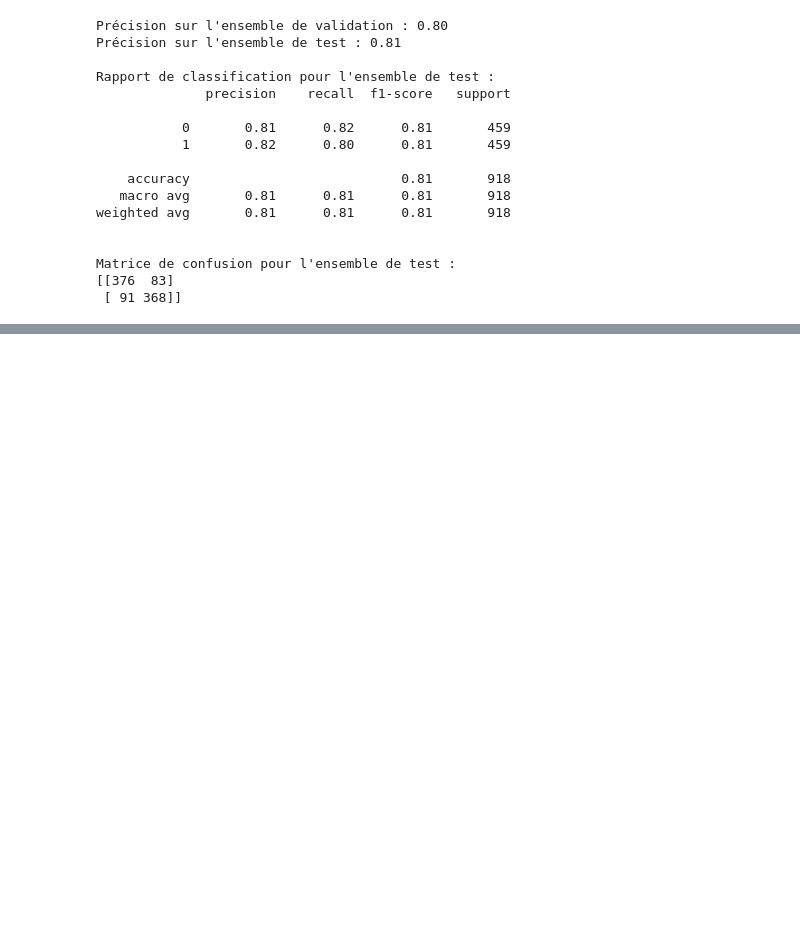
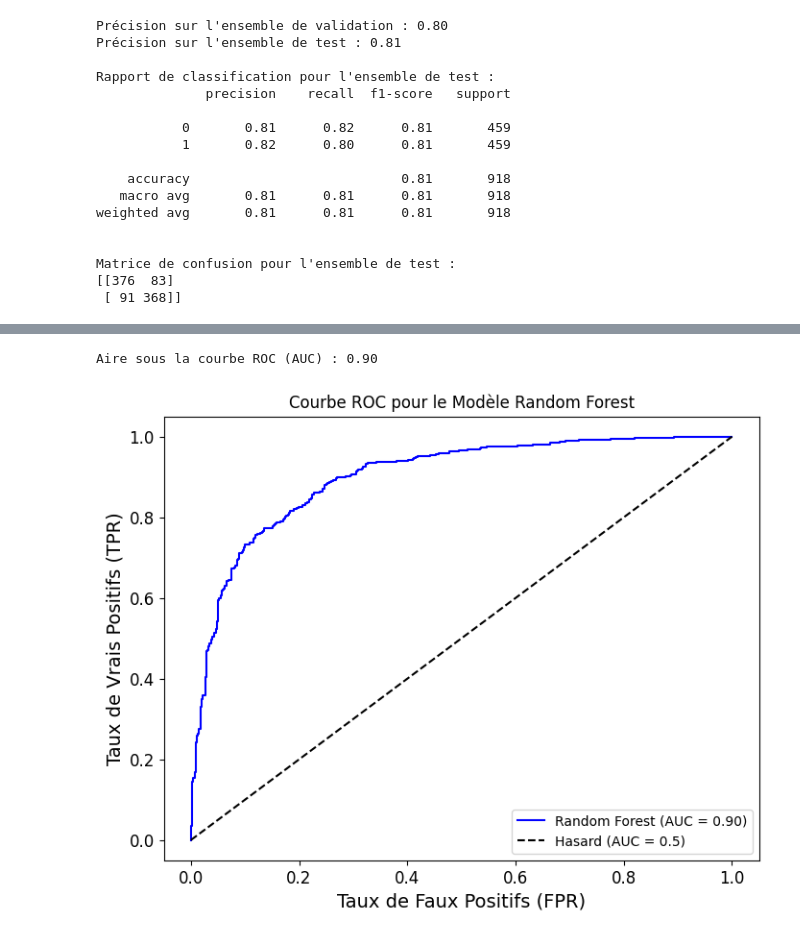
Before and after one commit to mdunand2/2024_MLEES, a Jupyter notebook: Project/Landslide_Italy.ipynb, the cells around one changed output, grey strips where cells are left out. Drawn from its saved outputs; the diff is of its cells as text; code cells hidden in the pictures; blank space fills up the shorter version.

```diff
--- a/Project/Landslide_Italy.ipynb
+++ b/Project/Landslide_Italy.ipynb
@@ -288,0 +377,26 @@ Précision avec les meilleurs paramètres :  0.825272050898724
+# %%
+from sklearn.metrics import roc_curve, roc_auc_score
+import matplotlib.pyplot as plt
+
+# Calculer les probabilités pour la classe positive (glissement de terrain)
+y_test_proba = final_model.predict_proba(X_test)[:, 1]
+
+# Calculer les valeurs pour la courbe ROC
+fpr, tpr, thresholds = roc_curve(y_test, y_test_proba)
+
+# Calculer l'AUC
+auc_score = roc_auc_score(y_test, y_test_proba)
+print(f"Aire sous la courbe ROC (AUC) : {auc_score:.2f}")
+
+# Tracer la courbe ROC
+plt.figure(figsize=(8, 6))
+plt.plot(fpr, tpr, label=f'Random Forest (AUC = {auc_score:.2f})', color='blue')
+plt.plot([0, 1], [0, 1], 'k--', label="Hasard (AUC = 0.5)")
+plt.xlabel("Taux de Faux Positifs (FPR)")
+plt.ylabel("Taux de Vrais Positifs (TPR)")
+plt.title("Courbe ROC pour le Modèle Random Forest")
+plt.legend(loc="lower right")
+plt.show()
+# %% [output]
+Aire sous la courbe ROC (AUC) : 0.90
+[figure, added]
```
Also changed, not shown: parts of 6 cells of this notebook.
